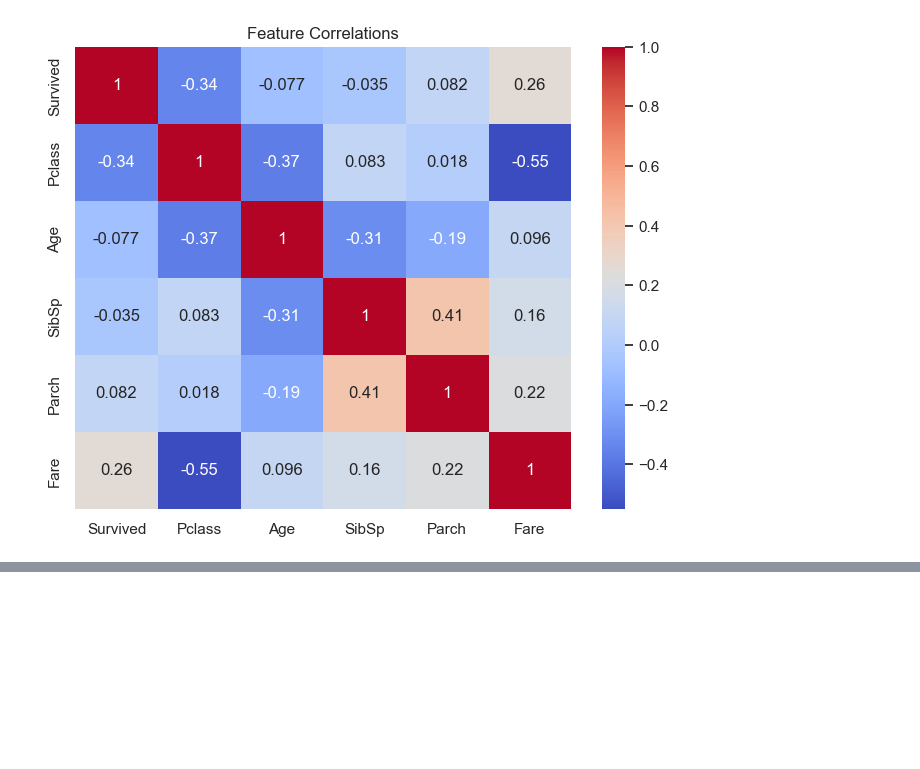
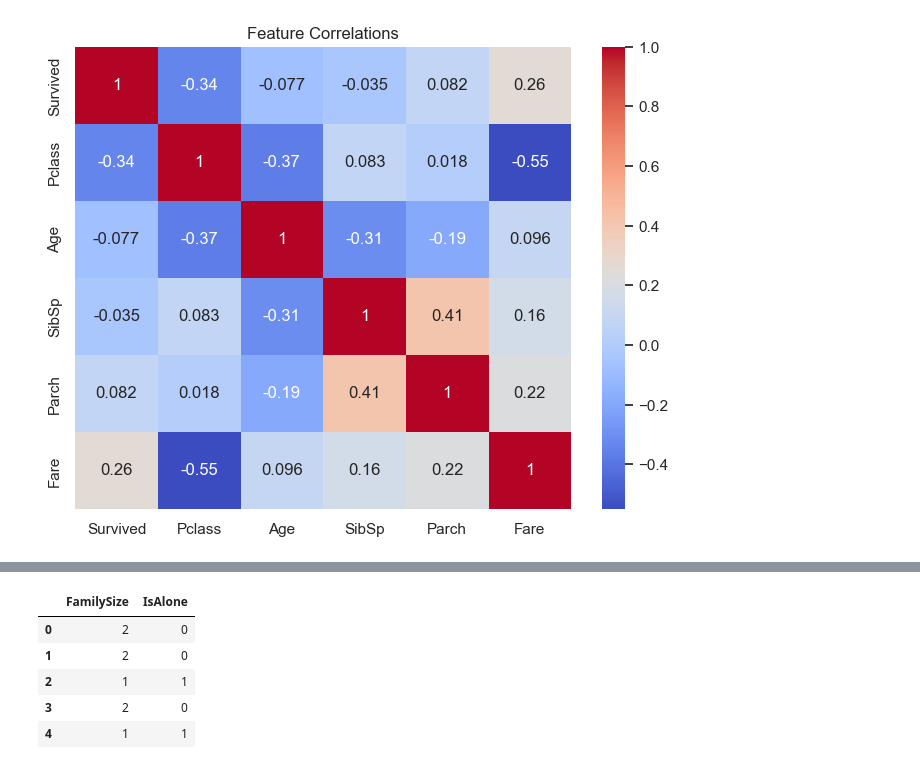
Before and after one commit to nimrodq/titanic-kaggle, a Jupyter notebook: notebooks/exploration.ipynb, the cells around one changed output, grey strips where cells are left out. Cells and saved outputs as stored; diff of their text form; code cells hidden in the pictures; blank space fills up the shorter version.

```diff
--- a/notebooks/exploration.ipynb
+++ b/notebooks/exploration.ipynb
@@ -207,0 +223,13 @@ plt.show()
+# %%
+train["IsAlone"] = 0
+
+train.loc[train["FamilySize"] == 1, "IsAlone"] = 1
+
+train[["FamilySize", "IsAlone"]].head()
+# %% [output]
+|  | FamilySize | IsAlone |
+| 0 | 2 | 0 |
+| 1 | 2 | 0 |
+| 2 | 1 | 1 |
+| 3 | 2 | 0 |
+| 4 | 1 | 1 |
```
Also changed, not shown: parts of 4 cells of this notebook, 2 other files.
